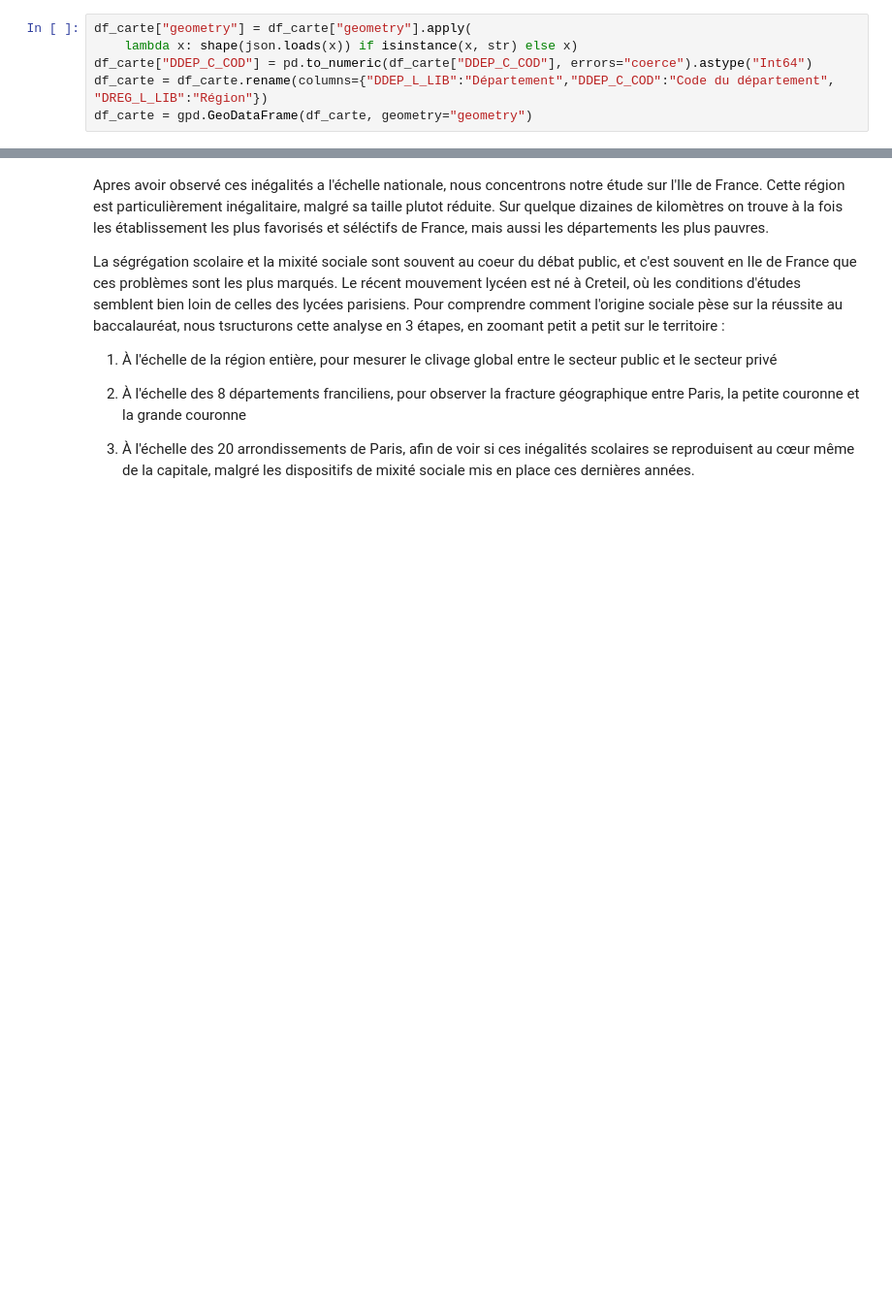
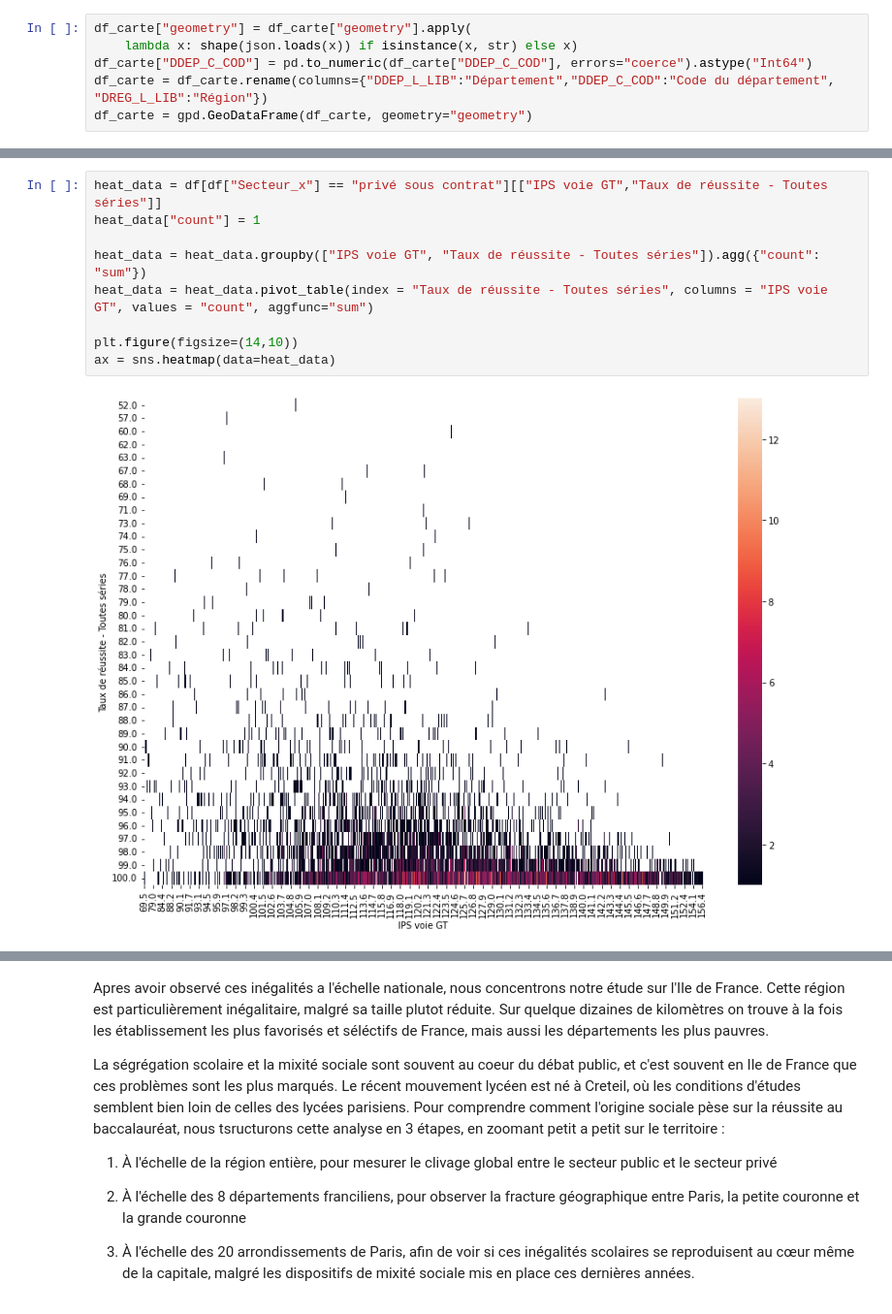
Before and after one commit to AlexisBenameur/projet-python-2AS1, a Jupyter notebook: codes/Notebook.ipynb, the cells around one changed output, grey strips where cells are left out. Shown at 97% size. Drawn from its saved outputs; the diff is of its cells as text; blank space fills up the shorter version.

```diff
--- a/codes/Notebook.ipynb
+++ b/codes/Notebook.ipynb
@@ -163,0 +196,11 @@ df_carte = gpd.GeoDataFrame(df_carte, geometry="geometry")
+# %%
+heat_data = df[df["Secteur_x"] == "privé sous contrat"][["IPS voie GT","Taux de réussite - Toutes séries"]]
+heat_data["count"] = 1
+
+heat_data = heat_data.groupby(["IPS voie GT", "Taux de réussite - Toutes séries"]).agg({"count": "sum"})
+heat_data = heat_data.pivot_table(index = "Taux de réussite - Toutes séries", columns = "IPS voie GT", values = "count", aggfunc="sum")
+
+plt.figure(figsize=(14,10))
+ax = sns.heatmap(data=heat_data)
+# %% [output]
+[figure, added]
```
Also changed, not shown: parts of 11 cells of this notebook.
